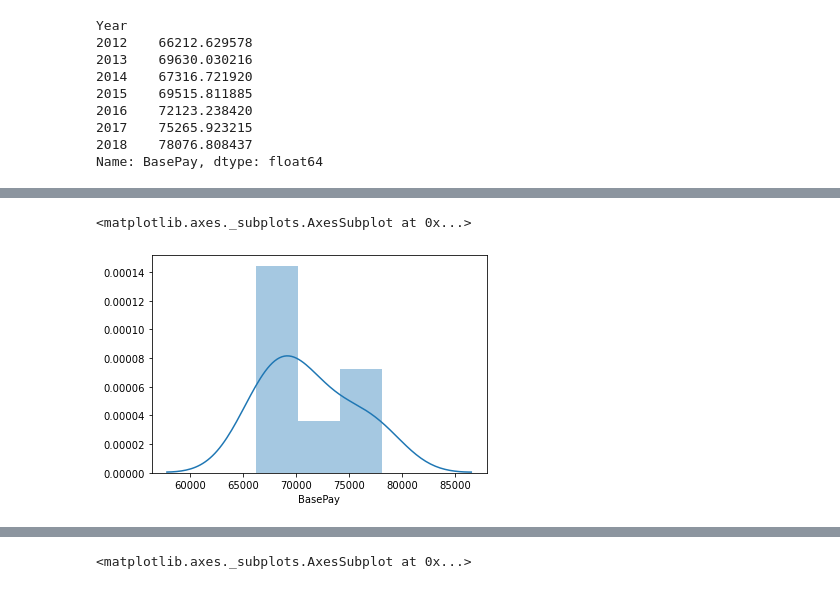
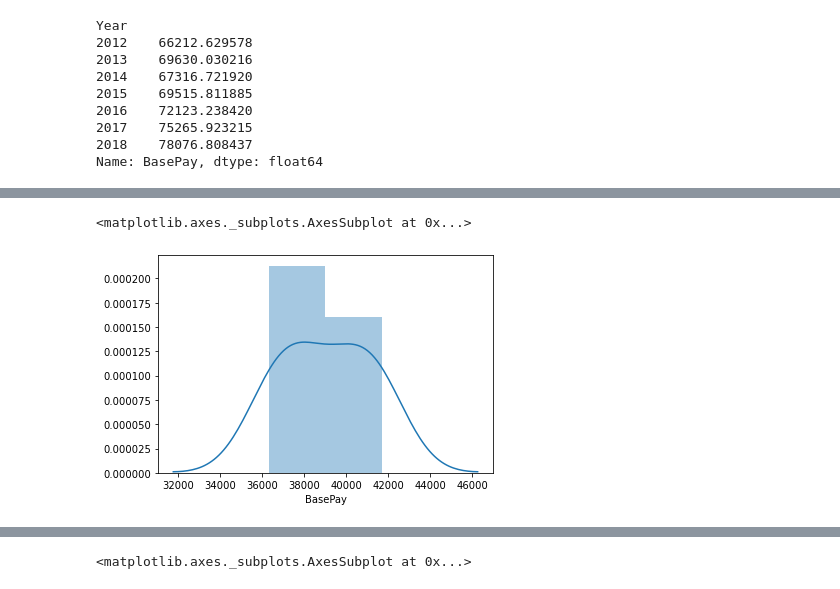
Before and after one commit to cedricbansah/san-francisco-eda, a Jupyter notebook: san-francisco-eda.ipynb, the cells around one changed output, grey strips where cells are left out. Drawn from its saved outputs; the diff is of its cells as text; code cells hidden in the pictures.

```diff
--- a/san-francisco-eda.ipynb
+++ b/san-francisco-eda.ipynb
@@ -163,5 +185,5 @@ Name: BasePay, dtype: float64
 # %%
-sns.distplot(data.groupby('Year').mean()['BasePay'], hist=True, kde=True)
+sns.distplot(data.groupby('Year', ).count()['BasePay'], hist=True, kde=True)
 # %% [output]
 <matplotlib.axes._subplots.AxesSubplot at 0x...>
-[figure, old version]
+[figure, new version]
```
Also changed, not shown: parts of 6 cells of this notebook.
